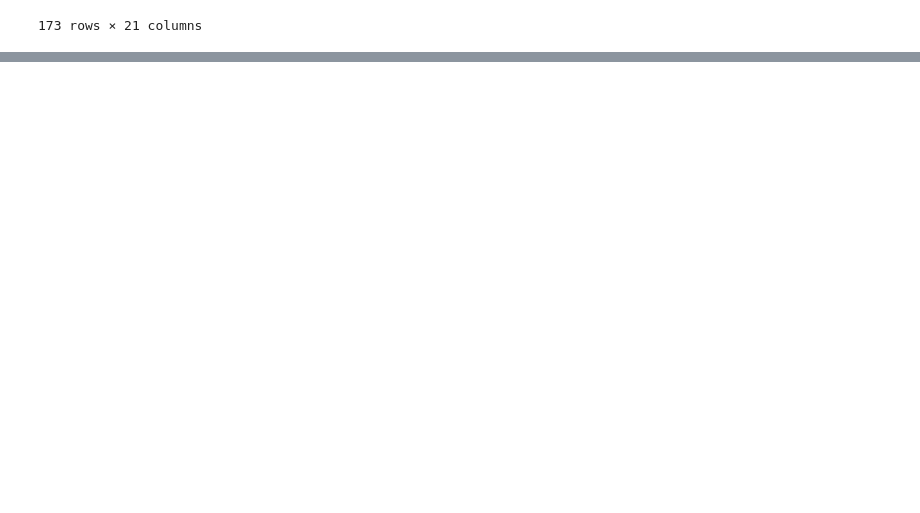
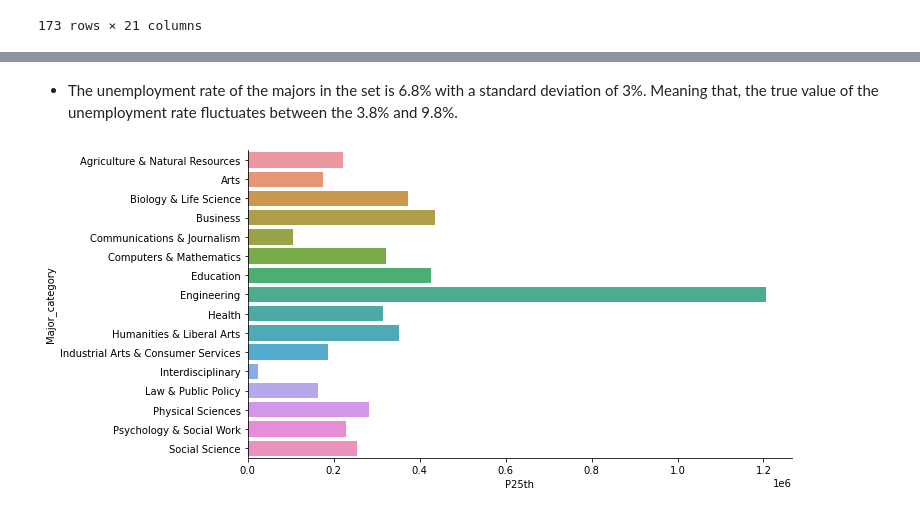
Before and after one commit to data301-2021-winter1/project-group02-project, a Jupyter notebook: notebooks/analysis2.ipynb, the cells around one changed output, grey strips where cells are left out. Saved outputs shown, nothing was run; the diff lists cells and outputs as text; code cells hidden in the pictures; blank space fills up the shorter version.

Commit message:
cleaning data and graph analysis 2

```diff
--- a/notebooks/analysis2.ipynb
+++ b/notebooks/analysis2.ipynb
@@ -10,5 +12,6 @@ import pandas as pd
 # %%
-pd.read_csv("https://raw.githubusercontent.com/data301-2021-winter1/project-group02-project/main/data/raw/recent-grads.csv?token=AVRLUOD62GEHNT62RZDWVC3BNEVJO")
+data = pd.read_csv("/Users/alejandrobuiles/Documents/data301/project-group02-project/data/raw/recent-grads.csv")
+data
 # %% [output]
 |  | Rank | Major_code | Major | Total | Men | Women | Major_category | ShareWomen | Sample_size | ... |
 | 0 | 1 | 2419 | PETROLEUM ENGINEERING | 2339.0 | 2057.0 | 282.0 | Engineering | 0.120564 | 36 | ... |
@@ -25,0 +256,8 @@ pd.read_csv("https://raw.githubusercontent.com/data301-2021-winter1/project-grou
+# %% [markdown]
+* The unemployment rate of the majors in the set is 6.8% with a standard deviation of 3%. Meaning that, the true value of the unemployment rate fluctuates between the 3.8% and 9.8%.
+# %%
+ax = sns.catplot(x="P25th",y="Major_category", data = p2.group_data_by_major_category(p2.clean_data(data)) , kind ="bar")
+ax.fig.set_size_inches(20,5)
+plt.show()
+# %% [output]
+[figure, added]
```
Also changed, not shown: parts of 33 cells of this notebook, 1 other file.
